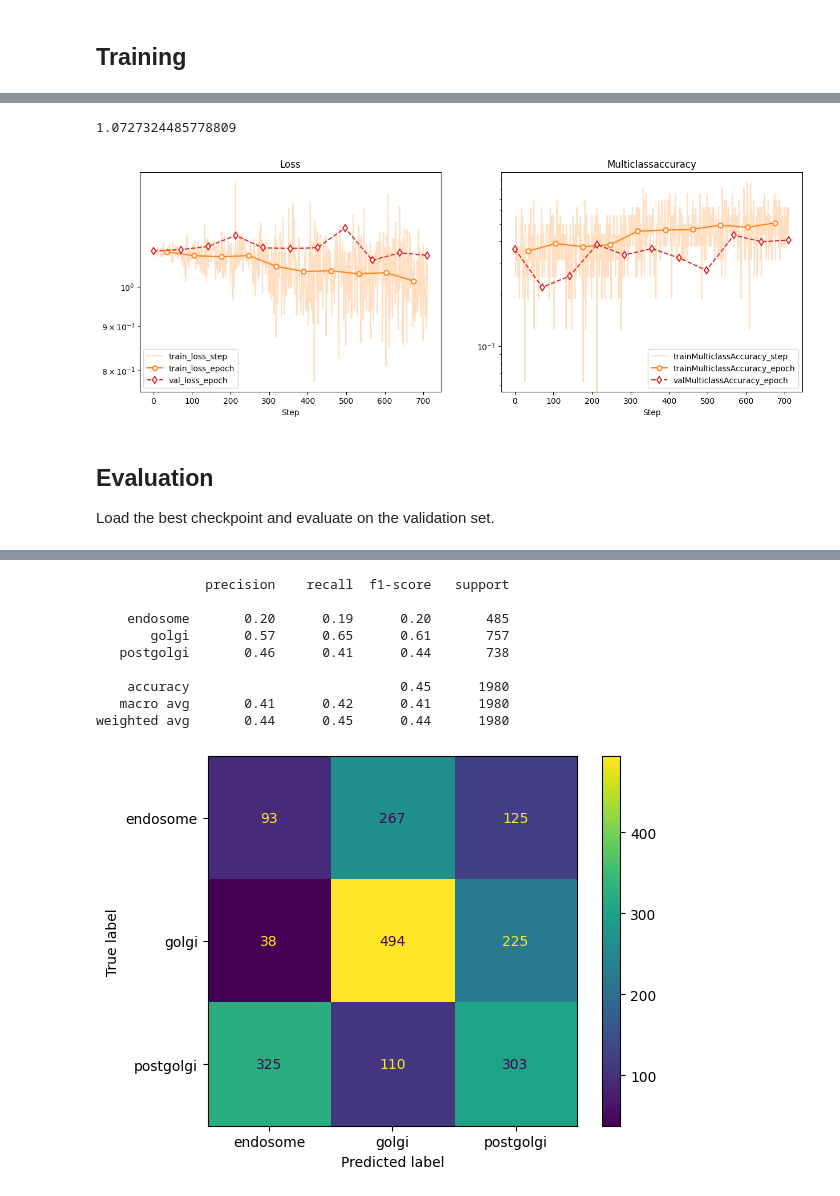
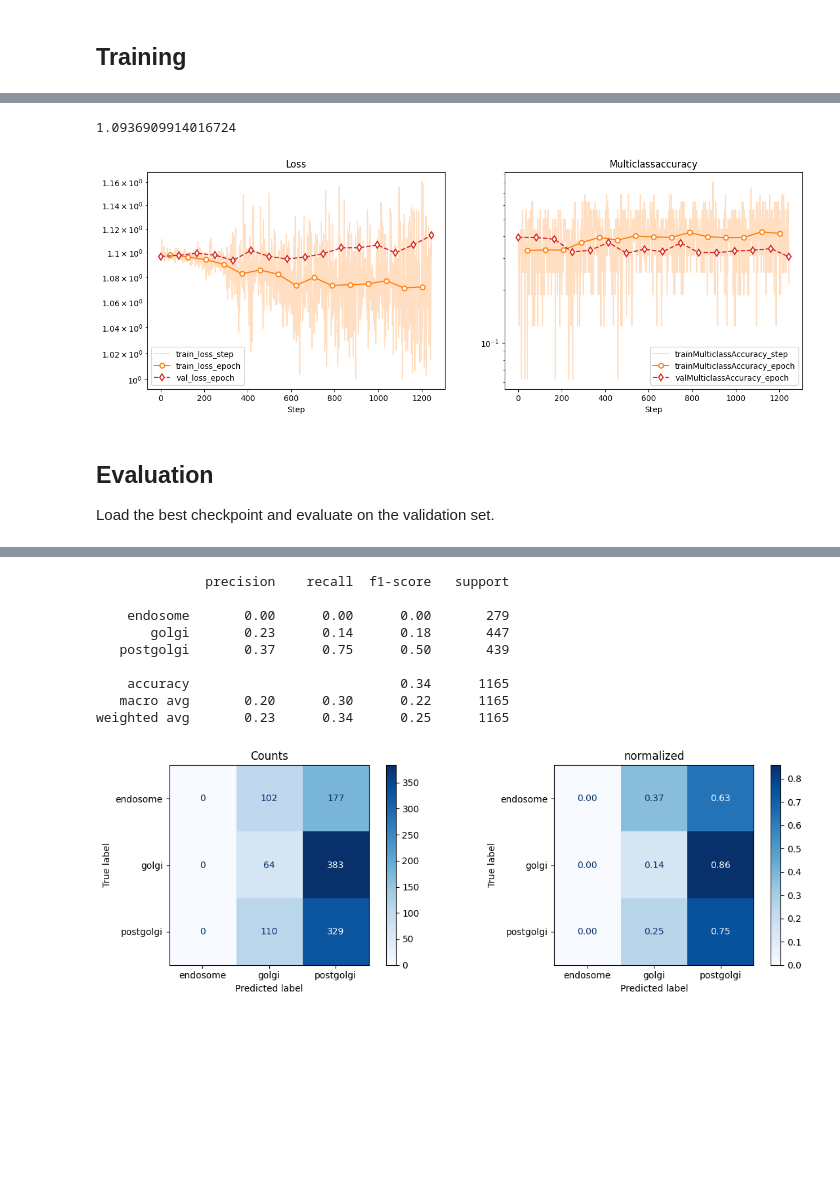
Before and after one commit to foca13/ParticleClassification, a Jupyter notebook: notebooks/02_magik_cytoplasmic.ipynb, the cells around one changed output, grey strips where cells are left out. Saved outputs shown, nothing was run; the diff lists cells and outputs as text; code cells hidden in the pictures; blank space fills up the shorter version.

Commit message:
feat: trajectory and feature scale

```diff
--- a/notebooks/02_magik_cytoplasmic.ipynb
+++ b/notebooks/02_magik_cytoplasmic.ipynb
@@ -64,13 +66,13 @@ Build a graph from each trajectory: nodes are detections, directed edges connect
 # %%
 test_size = 0.25
 seed = 6
-Dt = 50
+Dt_range = (50, 120)
 max_frame_distance = 3
 
 train_data, val_data = data.split_train_test(test_size=test_size, seed=seed)
 
-graph_builder, trajectory_span_std = GraphFromTrajectories.from_tracks(
-    train_data, Dt, max_frame_distance
+graph_builder, position_std = GraphFromTrajectories.from_tracks(
+    train_data, Dt_range[0], max_frame_distance
 )
 
 train_graphs = graph_builder(train_data, target_column="type", split_tracks=True)
@@ -78,25 +80,27 @@ val_graphs = graph_builder(val_data, target_column="type", split_tracks=True)
 # %%
 transform = Compose([RandomRotation(), RandomFlip()])
 
-train_dataset_size = int(sum(len(g.x) for g in train_graphs) / Dt)
-val_dataset_size = 5 * int(sum(len(g.x) for g in val_graphs) / Dt)
+train_dataset_size = 2 * int(sum(len(g.x) for g in train_graphs) / np.mean(Dt_range))
+val_dataset_size = 5 * int(sum(len(g.x) for g in val_graphs) / np.mean(Dt_range))
 train_batch_size = 16
 val_batch_size = 256
 
 train_dataset = GraphDataset(
     train_graphs,
-    Dt,
+    Dt_range,
     train_dataset_size,
-    trajectory_span_std=trajectory_span_std,
+    position_std=position_std,
+    connectivity_radius=graph_builder.connectivity_radius,
     transform=transform,
     target="global",
     sample_balanced=True,
 )
 val_dataset = GraphDataset(
     val_graphs,
-    Dt,
+    Dt_range,
     val_dataset_size,
-    trajectory_span_std=trajectory_span_std,
+    position_std=position_std,
+    connectivity_radius=graph_builder.connectivity_radius,
     target="global",
 )
 
@@ -189,11 +225,13 @@ wd = 1e-5
 
 loss_fn = nn.CrossEntropyLoss()
 
-magik = dl.GraphToGlobalMPM(
+magik = MagikMPM(
     [encoder_dimension] * num_blocks,
     out_activation=nn.Softmax(dim=1),
     out_features=num_classes,
-).create()
+)
+
+magik.head.configure(in_features=encoder_dimension+2, out_features=num_classes)
 
 model = dl.CategoricalClassifier(
     model=magik,
@@ -233,7 +271,7 @@ callbacks = [checkpoint_cb]
 # %% [markdown]
 ## Training
 # %%
-num_epochs = 10
+num_epochs = 15
 
 trainer = dl.Trainer(
     max_epochs=num_epochs,
@@ -276,8 +314,8 @@ fig, ax = trainer.history.plot()
 best_val_loss = checkpoint_cb.best_model_score.item() if checkpoint_cb.best_model_score is not None else float("inf")
 print(best_val_loss)
 # %% [output]
-1.0727324485778809
+1.0936909914016724
-[figure, old version]
+[figure, new version]
 # %% [markdown]
 ## Evaluation
 
@@ -308,34 +346,35 @@ CategoricalClassifier(
 # %%
 truth, preds = [], []
 with torch.no_grad():
     for batch in val_loader:
         y_pred = torch.argmax(best_model(batch), dim=1)
         truth.append(batch.y)
         preds.append(y_pred)
 
 truth = torch.concat(truth).numpy()
 preds = torch.concat(preds).numpy()
 
-# Confusion matrix
-cm = confusion_matrix(truth, preds)
-
-fig, ax = plt.subplots()
-ConfusionMatrixDisplay(confusion_matrix=cm, display_labels=display_labels).plot(ax=ax)
-
 # Classification report
 report = classification_report(truth, preds, target_names=display_labels)
 print(report)
+
+# Confusion Matrix
+cm = confusion_matrix(truth, preds)
+cm_df = pd.DataFrame(cm, index=display_labels, columns=display_labels)
+
+fig = plot_confusion_matrix(cm_df, display_labels)
+plt.show(fig)
 # %% [output]
               precision    recall  f1-score   support
 
-    endosome       0.20      0.19      0.20       485
-       golgi       0.57      0.65      0.61       757
-   postgolgi       0.46      0.41      0.44       738
+    endosome       0.00      0.00      0.00       279
+       golgi       0.23      0.14      0.18       447
+   postgolgi       0.37      0.75      0.50       439
 
-    accuracy                           0.45      1980
-   macro avg       0.41      0.42      0.41      1980
-weighted avg       0.44      0.45      0.44      1980
+    accuracy                           0.34      1165
+   macro avg       0.20      0.30      0.22      1165
+weighted avg       0.23      0.34      0.25      1165
-[figure, old version]
+[figure, new version]
 # %%
 import shutil
 shutil.rmtree(run_dir)
```
Also changed, not shown: parts of 8 cells of this notebook, 7 other files.
